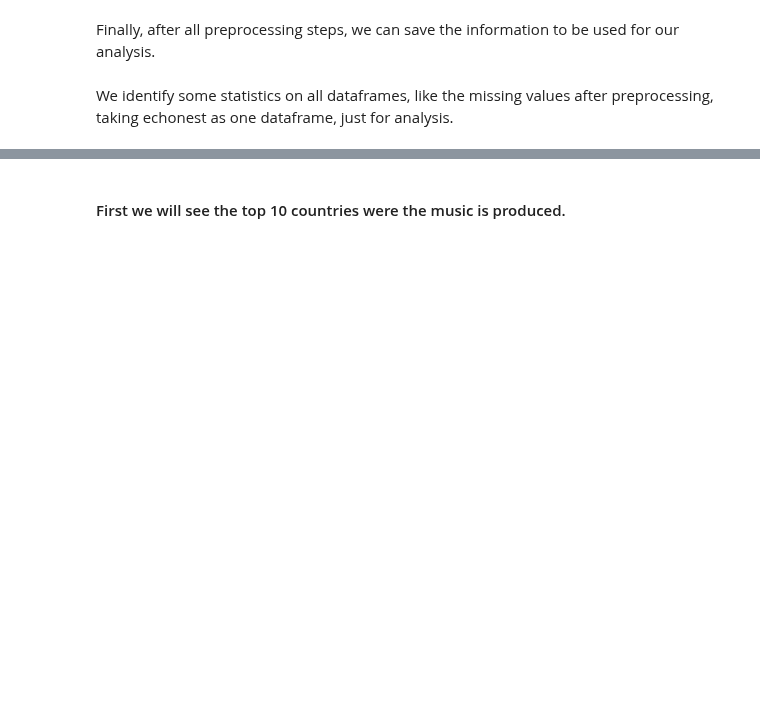
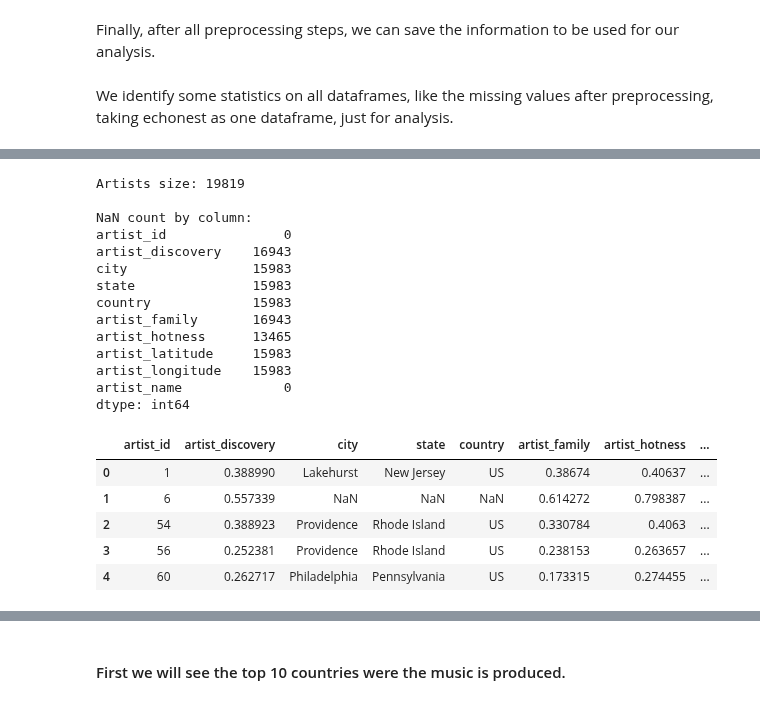
Before and after one commit to AndresMontero/Project, a Jupyter notebook: main.ipynb, the cells around one changed output, grey strips where cells are left out. Cells and saved outputs as stored; diff of their text form; code cells hidden in the pictures; blank space fills up the shorter version.

```diff
--- a/main.ipynb
+++ b/main.ipynb
@@ -253,3 +416,31 @@ if CLEAN_PHASE:
+# %%
+if CLEAN_PHASE:
+    albums_df = pd.concat([albums_df, albums_post], axis=0,
+                          sort=False)
+    albums_df.drop_duplicates('album_id', inplace=True)
+    albums_df.drop(columns=['spoti_album_id'], inplace=True)
+    albums_df['album_listens'] = pd.to_numeric(albums_df['album_listens'])
+
+    artists_df = pd.concat([artists_df, artists_post], axis=0,
+                           sort=False)
+    artists_df.drop_duplicates('artist_id', inplace=True)
+    artists_df.drop(columns=['spoti_artist_id', 'artist_name_x',
+                             'artist_longitude_x', 'artist_latitude_x'],
+                    inplace=True)
+    artists_df.rename({'artist_latitude_y': 'artist_latitude',
+                       'artist_longitude_y': 'artist_longitude',
+                       'artist_name_y': 'artist_name'},
+                      axis='columns',
+                      inplace=True)
+
+    tracks_df = pd.concat([tracks_df, tracks_post], axis=0,
+                           sort=False)
+    tracks_df.drop_duplicates('track_id', inplace=True)
+    tracks_df.drop(columns=['spoti_track_id', 'spoti_album_id',
+                         'spoti_artist_id'], inplace=True)
+    tracks_df['track_duration'] = pd.to_numeric(tracks_df['track_duration'])
+    tracks_df['track_listens'] = pd.to_numeric(tracks_df['track_listens'])
+    tracks_df['song_hotness'] = pd.to_numeric(tracks_df['song_hotness'])
 # %% [markdown]
 Finally, after all preprocessing steps, we can save the information to be used for our analysis.
 # %%
@@ -316,0 +506,23 @@ tracks_df.head()
+# %%
+pretty_print(artists_df, 'Artists', DEBUG)
+# %% [output]
+Artists size: 19819
+
+NaN count by column:
+artist_id               0
+artist_discovery    16943
+city                15983
+state               15983
+country             15983
+artist_family       16943
+artist_hotness      13465
+artist_latitude     15983
+artist_longitude    15983
+artist_name             0
+dtype: int64
+|  | artist_id | artist_discovery | city | state | country | artist_family | artist_hotness | ... |
+| 0 | 1 | 0.388990 | Lakehurst | New Jersey | US | 0.38674 | 0.40637 | ... |
+| 1 | 6 | 0.557339 | NaN | NaN | NaN | 0.614272 | 0.798387 | ... |
+| 2 | 54 | 0.388923 | Providence | Rhode Island | US | 0.330784 | 0.4063 | ... |
+| 3 | 56 | 0.252381 | Providence | Rhode Island | US | 0.238153 | 0.263657 | ... |
+| 4 | 60 | 0.262717 | Philadelphia | Pennsylvania | US | 0.173315 | 0.274455 | ... |
```
Also changed, not shown: parts of 27 cells of this notebook, 1 other file.
